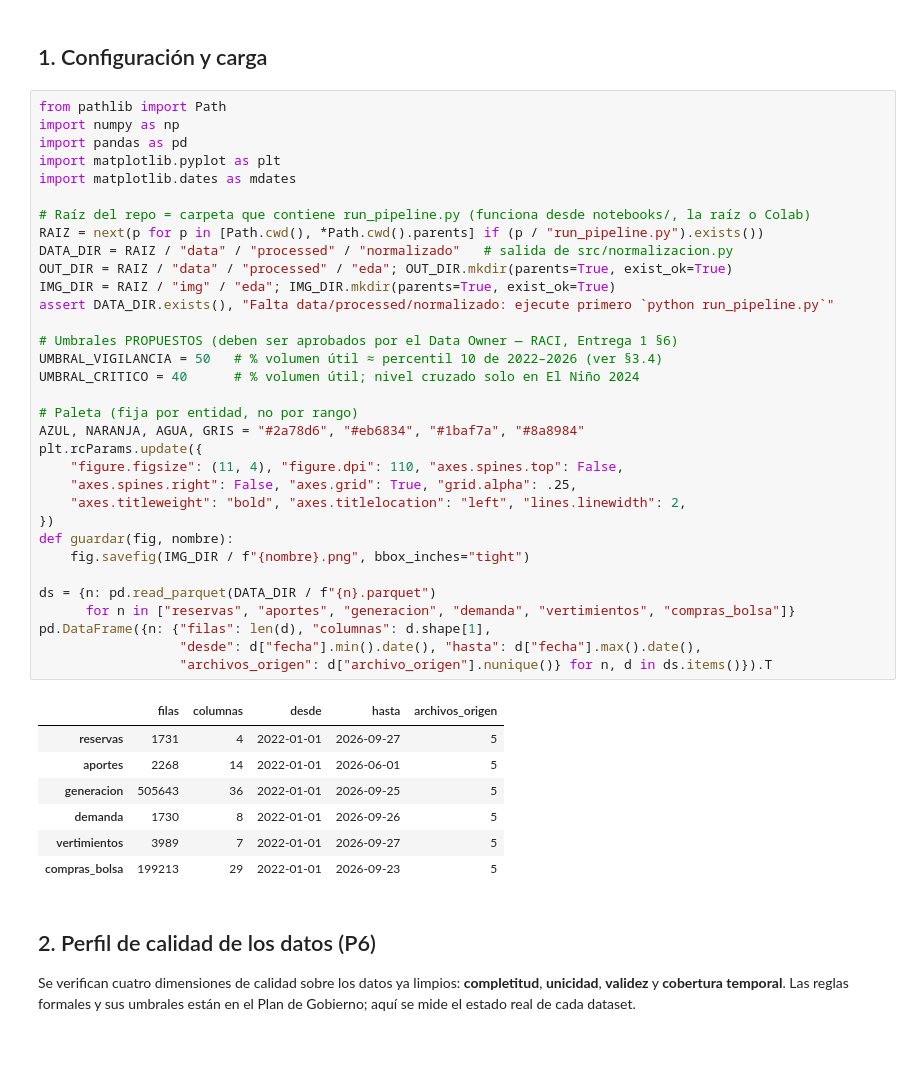
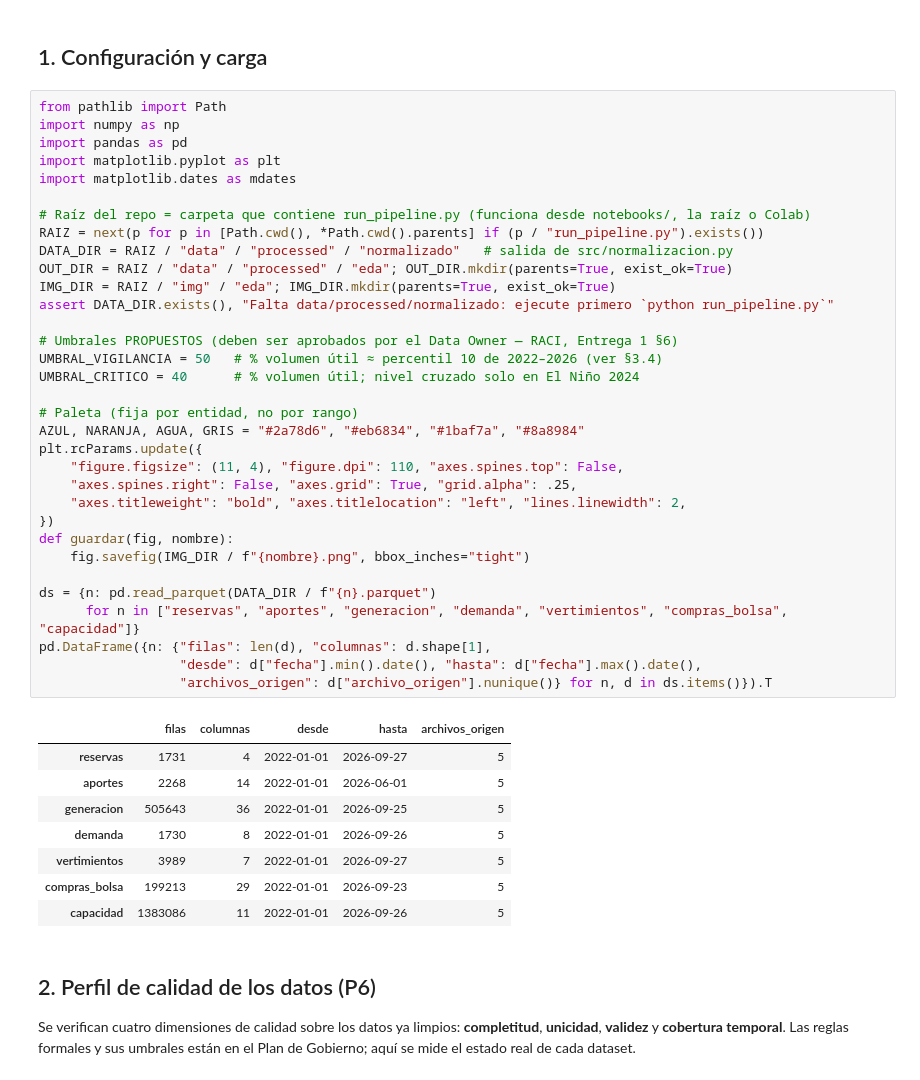
Before and after one commit to vale-leal/DataOfficeStrategy_ProyectoFinal, a Jupyter notebook: notebooks/04_eda.ipynb, the cells around one changed output. Drawn from its saved outputs; the diff is of its cells as text; blank space fills up the shorter version.

```diff
--- a/notebooks/04_eda.ipynb
+++ b/notebooks/04_eda.ipynb
@@ -35,34 +35,35 @@ DATA_DIR = RAIZ / "data" / "processed" / "normalizado"   # salida de src/normali
 OUT_DIR = RAIZ / "data" / "processed" / "eda"; OUT_DIR.mkdir(parents=True, exist_ok=True)
 IMG_DIR = RAIZ / "img" / "eda"; IMG_DIR.mkdir(parents=True, exist_ok=True)
 assert DATA_DIR.exists(), "Falta data/processed/normalizado: ejecute primero `python run_pipeline.py`"
 
 # Umbrales PROPUESTOS (deben ser aprobados por el Data Owner — RACI, Entrega 1 §6)
 UMBRAL_VIGILANCIA = 50   # % volumen útil ≈ percentil 10 de 2022–2026 (ver §3.4)
 UMBRAL_CRITICO = 40      # % volumen útil; nivel cruzado solo en El Niño 2024
 
 # Paleta (fija por entidad, no por rango)
 AZUL, NARANJA, AGUA, GRIS = "#2a78d6", "#eb6834", "#1baf7a", "#8a8984"
 plt.rcParams.update({
     "figure.figsize": (11, 4), "figure.dpi": 110, "axes.spines.top": False,
     "axes.spines.right": False, "axes.grid": True, "grid.alpha": .25,
     "axes.titleweight": "bold", "axes.titlelocation": "left", "lines.linewidth": 2,
 })
 def guardar(fig, nombre):
     fig.savefig(IMG_DIR / f"{nombre}.png", bbox_inches="tight")
 
 ds = {n: pd.read_parquet(DATA_DIR / f"{n}.parquet")
-      for n in ["reservas", "aportes", "generacion", "demanda", "vertimientos", "compras_bolsa"]}
+      for n in ["reservas", "aportes", "generacion", "demanda", "vertimientos", "compras_bolsa", "capacidad"]}
 pd.DataFrame({n: {"filas": len(d), "columnas": d.shape[1],
                   "desde": d["fecha"].min().date(), "hasta": d["fecha"].max().date(),
                   "archivos_origen": d["archivo_origen"].nunique()} for n, d in ds.items()}).T
 # %% [output]
 |  | filas | columnas | desde | hasta | archivos_origen |
 | reservas | 1731 | 4 | 2022-01-01 | 2026-09-27 | 5 |
 | aportes | 2268 | 14 | 2022-01-01 | 2026-06-01 | 5 |
 | generacion | 505643 | 36 | 2022-01-01 | 2026-09-25 | 5 |
 | demanda | 1730 | 8 | 2022-01-01 | 2026-09-26 | 5 |
 | vertimientos | 3989 | 7 | 2022-01-01 | 2026-09-27 | 5 |
 | compras_bolsa | 199213 | 29 | 2022-01-01 | 2026-09-23 | 5 |
+| capacidad | 1383086 | 11 | 2022-01-01 | 2026-09-26 | 5 |
 # %% [markdown]
 ## 2. Perfil de calidad de los datos (P6)
 
```
Also changed, not shown: parts of 11 cells of this notebook, 13 other files.
